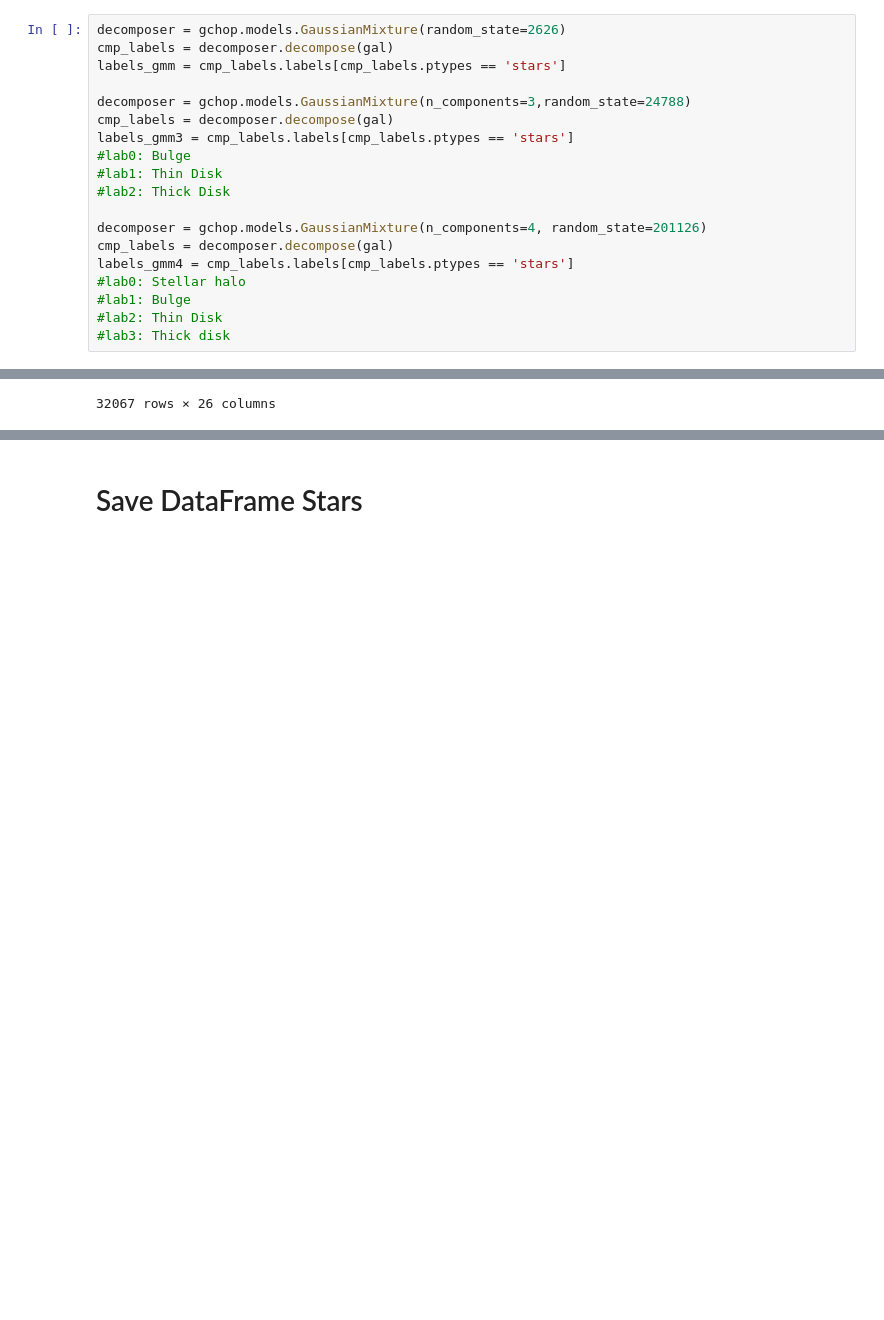
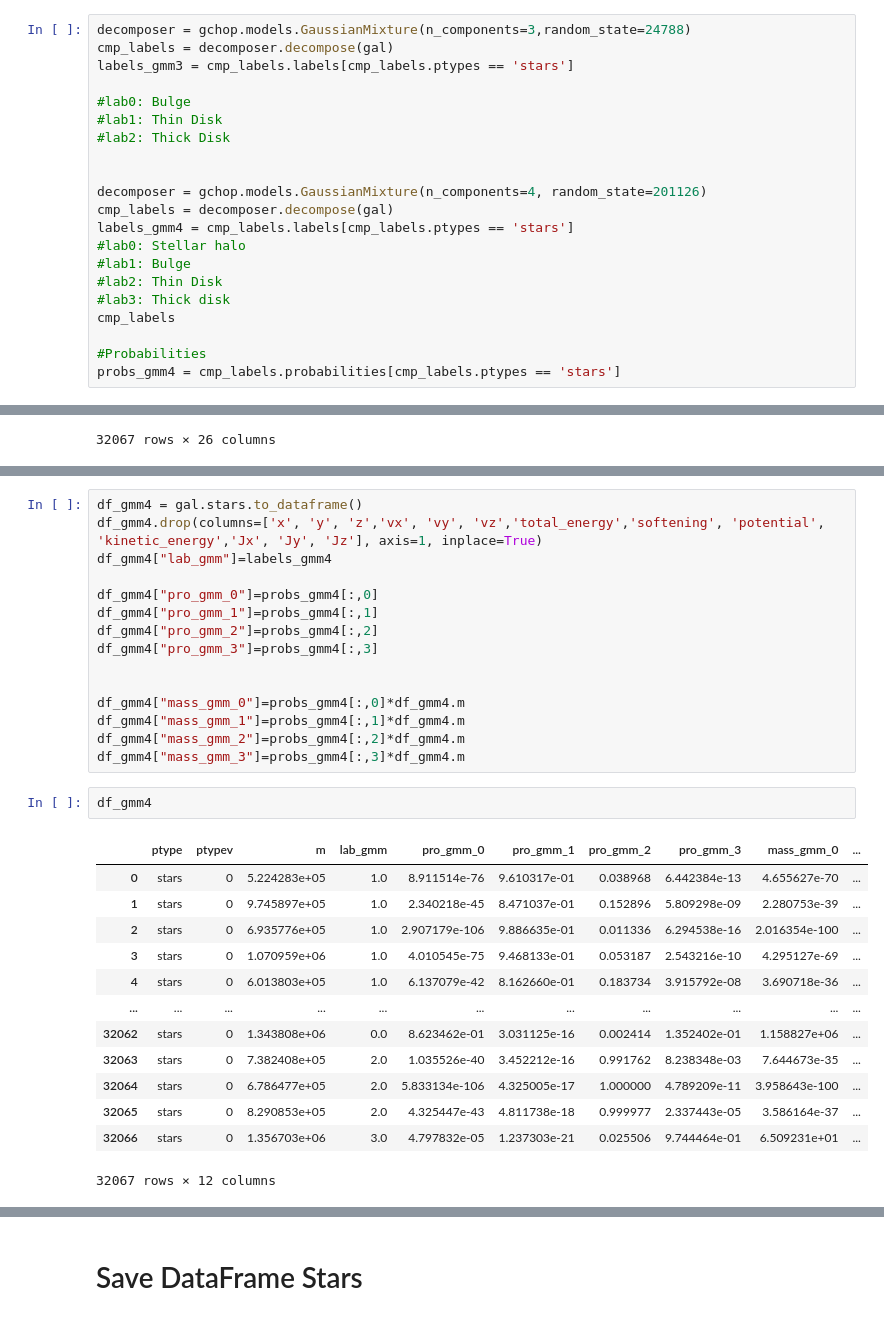
Before and after one commit to antotaverna/gchop_paper, a Jupyter notebook: df_stars.ipynb, the cells around one changed output, grey strips where cells are left out. Saved outputs shown, nothing was run; the diff lists cells and outputs as text; blank space fills up the shorter version.

```diff
--- a/df_stars.ipynb
+++ b/df_stars.ipynb
@@ -113,14 +134,12 @@ labels_cr = cmp_labels.labels[cmp_labels.ptypes == 'stars']
 # %%
-decomposer = gchop.models.GaussianMixture(random_state=2626)
-cmp_labels = decomposer.decompose(gal)
-labels_gmm = cmp_labels.labels[cmp_labels.ptypes == 'stars']
-
 decomposer = gchop.models.GaussianMixture(n_components=3,random_state=24788)
 cmp_labels = decomposer.decompose(gal)
 labels_gmm3 = cmp_labels.labels[cmp_labels.ptypes == 'stars']
+
 #lab0: Bulge
 #lab1: Thin Disk
 #lab2: Thick Disk
+
 
 decomposer = gchop.models.GaussianMixture(n_components=4, random_state=201126)
 cmp_labels = decomposer.decompose(gal)
@@ -129,6 +148,10 @@ labels_gmm4 = cmp_labels.labels[cmp_labels.ptypes == 'stars']
 #lab1: Bulge
 #lab2: Thin Disk
 #lab3: Thick disk
+cmp_labels
+
+#Probabilities
+probs_gmm4 = cmp_labels.probabilities[cmp_labels.ptypes == 'stars']
 # %%
 gal.plot.circ_kde("eps",labels=labels_km4)
 # %% [output]
@@ -203,0 +276,31 @@ dfs
+# %%
+df_gmm4 = gal.stars.to_dataframe()
+df_gmm4.drop(columns=['x', 'y', 'z','vx', 'vy', 'vz','total_energy','softening', 'potential', 'kinetic_energy','Jx', 'Jy', 'Jz'], axis=1, inplace=True)
+df_gmm4["lab_gmm"]=labels_gmm4
+
+df_gmm4["pro_gmm_0"]=probs_gmm4[:,0]
+df_gmm4["pro_gmm_1"]=probs_gmm4[:,1]
+df_gmm4["pro_gmm_2"]=probs_gmm4[:,2]
+df_gmm4["pro_gmm_3"]=probs_gmm4[:,3]
+
+
+df_gmm4["mass_gmm_0"]=probs_gmm4[:,0]*df_gmm4.m
+df_gmm4["mass_gmm_1"]=probs_gmm4[:,1]*df_gmm4.m
+df_gmm4["mass_gmm_2"]=probs_gmm4[:,2]*df_gmm4.m
+df_gmm4["mass_gmm_3"]=probs_gmm4[:,3]*df_gmm4.m
+# %%
+df_gmm4
+# %% [output]
+|  | ptype | ptypev | m | lab_gmm | pro_gmm_0 | pro_gmm_1 | pro_gmm_2 | pro_gmm_3 | mass_gmm_0 | ... |
+| 0 | stars | 0 | 5.224283e+05 | 1.0 | 8.911514e-76 | 9.610317e-01 | 0.038968 | 6.442384e-13 | 4.655627e-70 | ... |
+| 1 | stars | 0 | 9.745897e+05 | 1.0 | 2.340218e-45 | 8.471037e-01 | 0.152896 | 5.809298e-09 | 2.280753e-39 | ... |
+| 2 | stars | 0 | 6.935776e+05 | 1.0 | 2.907179e-106 | 9.886635e-01 | 0.011336 | 6.294538e-16 | 2.016354e-100 | ... |
+| 3 | stars | 0 | 1.070959e+06 | 1.0 | 4.010545e-75 | 9.468133e-01 | 0.053187 | 2.543216e-10 | 4.295127e-69 | ... |
+| 4 | stars | 0 | 6.013803e+05 | 1.0 | 6.137079e-42 | 8.162660e-01 | 0.183734 | 3.915792e-08 | 3.690718e-36 | ... |
+| ... | ... | ... | ... | ... | ... | ... | ... | ... | ... | ... |
+| 32062 | stars | 0 | 1.343808e+06 | 0.0 | 8.623462e-01 | 3.031125e-16 | 0.002414 | 1.352402e-01 | 1.158827e+06 | ... |
+| 32063 | stars | 0 | 7.382408e+05 | 2.0 | 1.035526e-40 | 3.452212e-16 | 0.991762 | 8.238348e-03 | 7.644673e-35 | ... |
+| 32064 | stars | 0 | 6.786477e+05 | 2.0 | 5.833134e-106 | 4.325005e-17 | 1.000000 | 4.789209e-11 | 3.958643e-100 | ... |
+| 32065 | stars | 0 | 8.290853e+05 | 2.0 | 4.325447e-43 | 4.811738e-18 | 0.999977 | 2.337443e-05 | 3.586164e-37 | ... |
+| 32066 | stars | 0 | 1.356703e+06 | 3.0 | 4.797832e-05 | 1.237303e-21 | 0.025506 | 9.744464e-01 | 6.509231e+01 | ... |
+32067 rows × 12 columns
```
Also changed, not shown: parts of 19 cells of this notebook.
